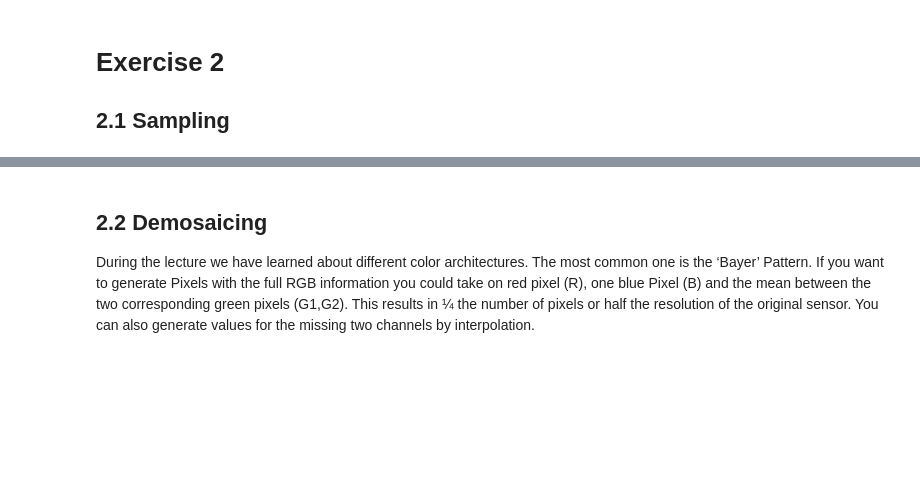
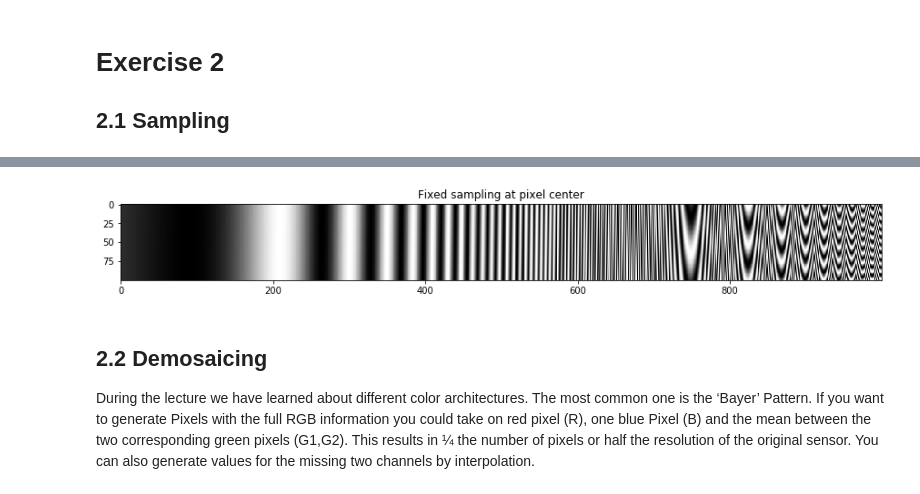
Before and after one commit to kilianeifler/Filmtechnik_HdM, a Jupyter notebook: Ex_2/Exercise_02_Group_xx.ipynb, the cells around one changed output, grey strips where cells are left out. Saved outputs shown, nothing was run; the diff lists cells and outputs as text; code cells hidden in the pictures; blank space fills up the shorter version.

Commit message:
first img sweep

```diff
--- a/Ex_2/Exercise_02_Group_xx.ipynb
+++ b/Ex_2/Exercise_02_Group_xx.ipynb
@@ -33,22 +35,24 @@ plt.plot(x,y,".-");
 # %%
 # Next create pattern as above as an image
 
 # We simulate a camera with an indefinitively small fill-factor and therefore calculate the value for each pixel by sampling the frequency sweep only in the middle of the pixel.
 imgHeight = 100
 imgWidth = 1000
 
 xImg = np.reshape( np.arange(0,imgWidth), (1,imgWidth) ) + np.reshape( np.linspace(0,1,imgHeight),(imgHeight,1) )
 
 # Calculate y values for sine sweep. Use evalSweep and remember to corectly normalize the sine
-yImg = # your code here
+yImg = (evalSweep(xImg) + 1 ) / 2
 
 plt.title('Fixed sampling at pixel center')
 plt.imshow(yImg, cmap='gray', vmin=0.0, vmax=1.0);
 
 # Where do the weird pattern right of pixel 500 come from?
 #
 #
 #
+# %% [output]
+[figure, added]
 # %%
 # Now we create the same 2D image but sample at a random position inside each pixel
 xRandImg = xImg +  # your code here
```
Also changed, not shown: parts of 2 cells of this notebook.
